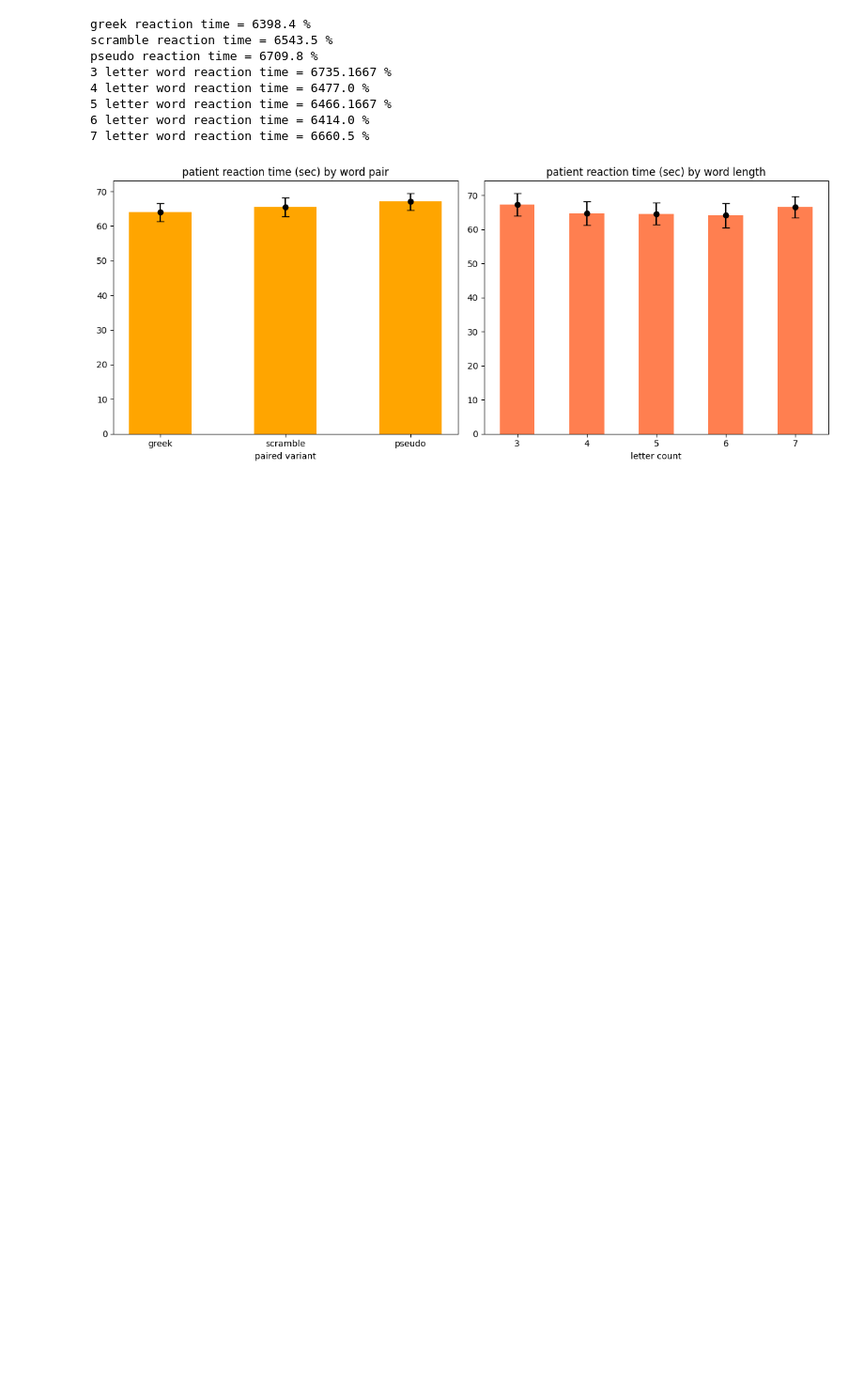
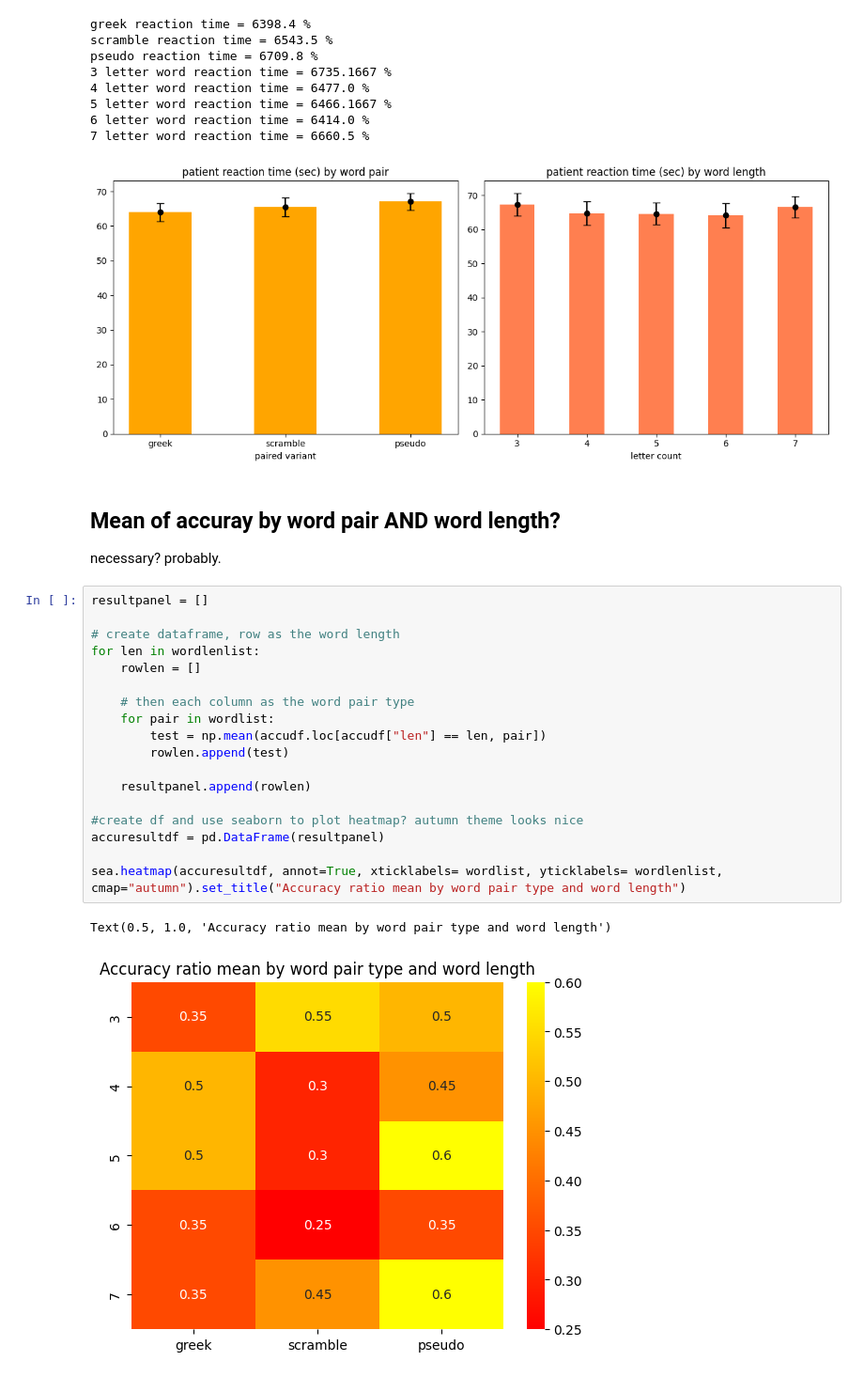
Before and after one commit to Plausma/Dyslexia, a Jupyter notebook: calculation/calc.ipynb, the cells around one changed output. Shown: that part at 94% size. Drawn from its saved outputs; the diff is of its cells as text; blank space fills up the shorter version.

Commit message:
Update calc.ipynb
- add heatmap of accuracy and reaction time by both word pair type & word length (3x5)
- add Tukey's range test for word pair type and word length

```diff
--- a/calculation/calc.ipynb
+++ b/calculation/calc.ipynb
@@ -125,3 +126,27 @@ pseudo reaction time = 6709.8 %
 6 letter word reaction time = 6414.0 %
 7 letter word reaction time = 6660.5 %
 [figure]
+# %% [markdown]
+## Mean of accuray by word pair AND word length?
+necessary? probably.
+# %%
+resultpanel = []
+
+# create dataframe, row as the word length
+for len in wordlenlist:
+    rowlen = []
+
+    # then each column as the word pair type
+    for pair in wordlist:
+        test = np.mean(accudf.loc[accudf["len"] == len, pair])
+        rowlen.append(test)
+
+    resultpanel.append(rowlen)
+
+#create df and use seaborn to plot heatmap? autumn theme looks nice
+accuresultdf = pd.DataFrame(resultpanel)
+
+sea.heatmap(accuresultdf, annot=True, xticklabels= wordlist, yticklabels= wordlenlist, cmap="autumn").set_title("Accuracy ratio mean by word pair type and word length")
+# %% [output]
+Text(0.5, 1.0, 'Accuracy ratio mean by word pair type and word length')
+[figure, added]
```
Also changed, not shown: parts of 7 cells of this notebook.
